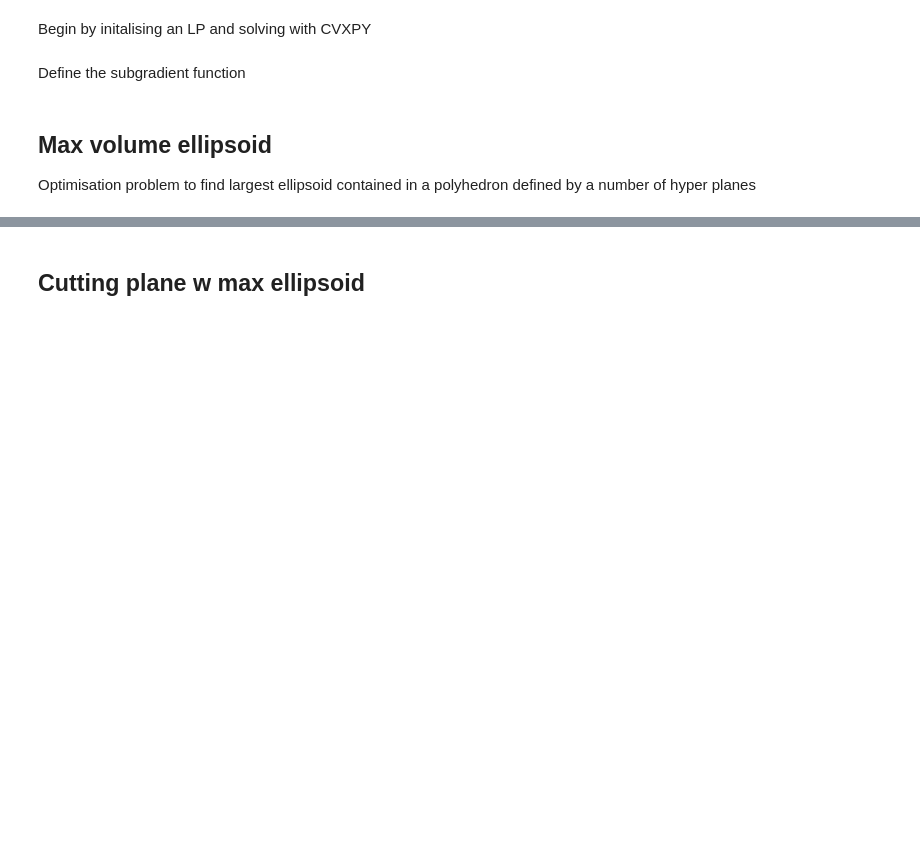
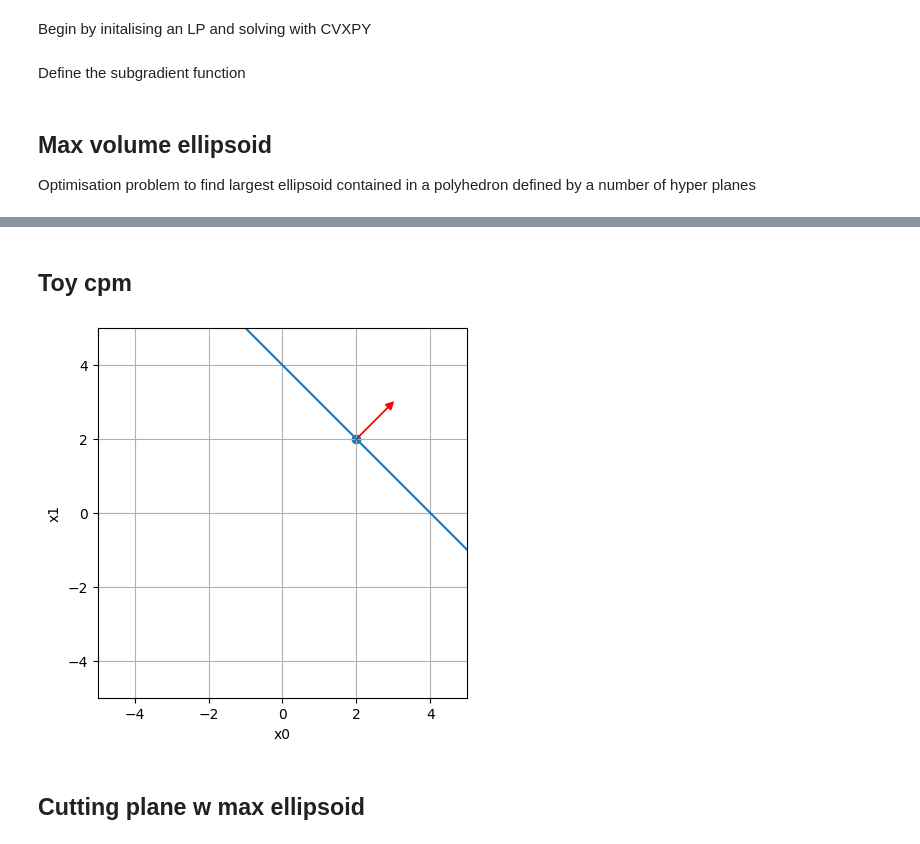
Before and after one commit to FergusCurrie/optimisation, a Jupyter notebook: notebooks/cutting-plane-method.ipynb, the cells around one changed output, grey strips where cells are left out. Saved outputs shown, nothing was run; the diff lists cells and outputs as text; code cells hidden in the pictures; blank space fills up the shorter version.

```diff
--- a/notebooks/cutting-plane-method.ipynb
+++ b/notebooks/cutting-plane-method.ipynb
@@ -97,3 +116,38 @@ Text(0.5, 1.0, 'largest ellipsoid in polyhedron')
+# %% [markdown]
+## Toy cpm
+# %%
+def plot_hyperplane(ax, a, b, offset=np.array([0, 0])):
+    """
+    doesn't offset the hyperplane from the origin
+    """
+    ax.arrow(
+        *offset,
+        *a,
+        head_width=0.2,
+        head_length=0.2,
+        length_includes_head=True,
+        color="red"
+    )
+    x0 = np.linspace(-5, 5, 10)
+    x1 = (-a[0] * (x0 - offset[0])) / a[1] + offset[1]
+
+    ax.plot(x0, x1)
+    ax.set_xlim([-5, 5])
+    ax.set_ylim([-5, 5])
+    ax.set_xlabel("x0")
+    ax.set_ylabel("x1")
+    ax.set_aspect("equal")
+    ax.grid()
+
+x_point = np.array([2,2])
+g = np.array([1,1])
+
+fig, ax = plt.subplots()
+ax.scatter(*x_point)
+
+plot_hyperplane(ax, g, 0, x_point)
+# %% [output]
+[figure, added]
 # %% [markdown]
 ## Cutting plane w max ellipsoid
 # %%
```
Also changed, not shown: parts of 10 cells of this notebook.
